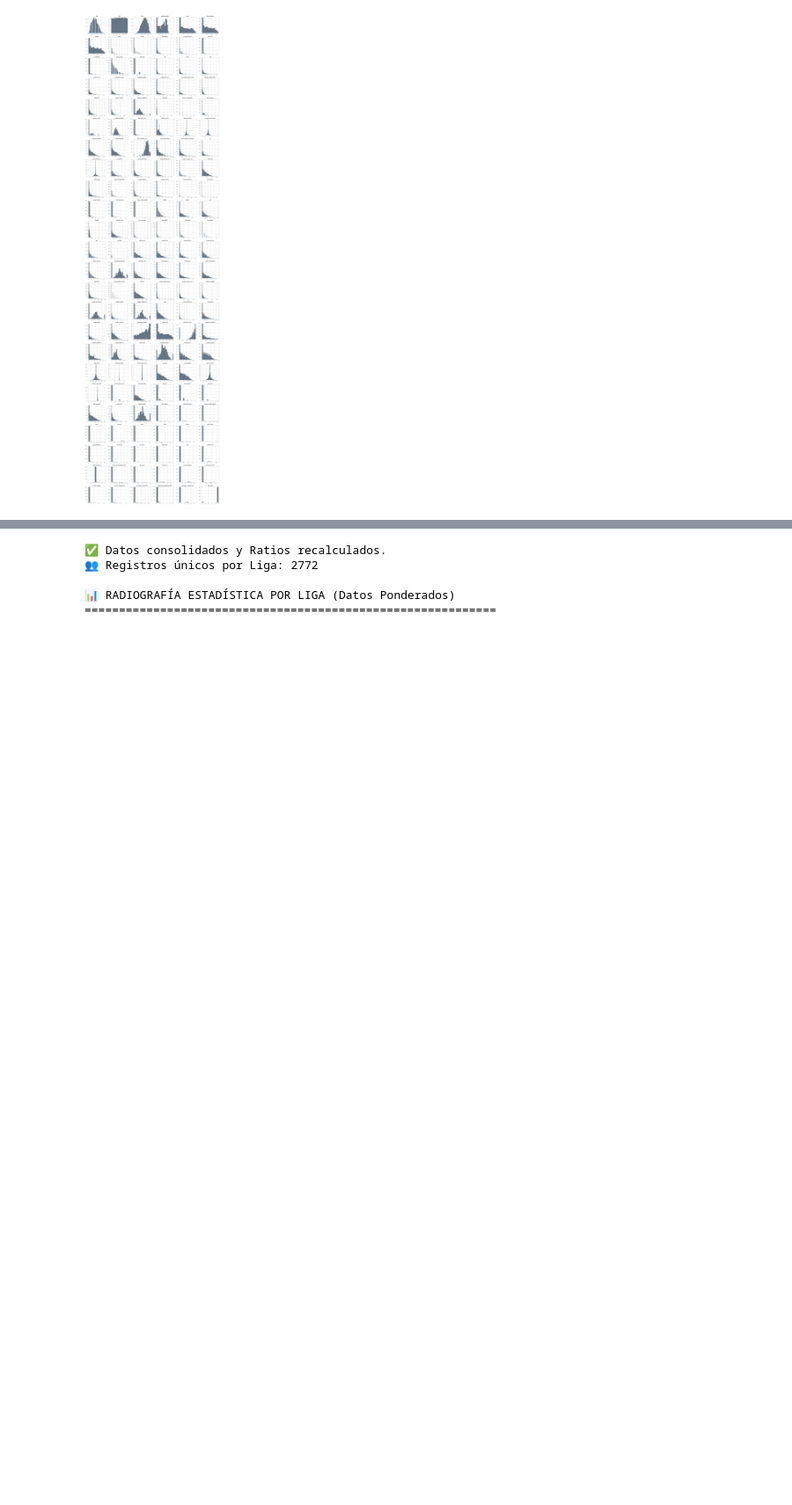
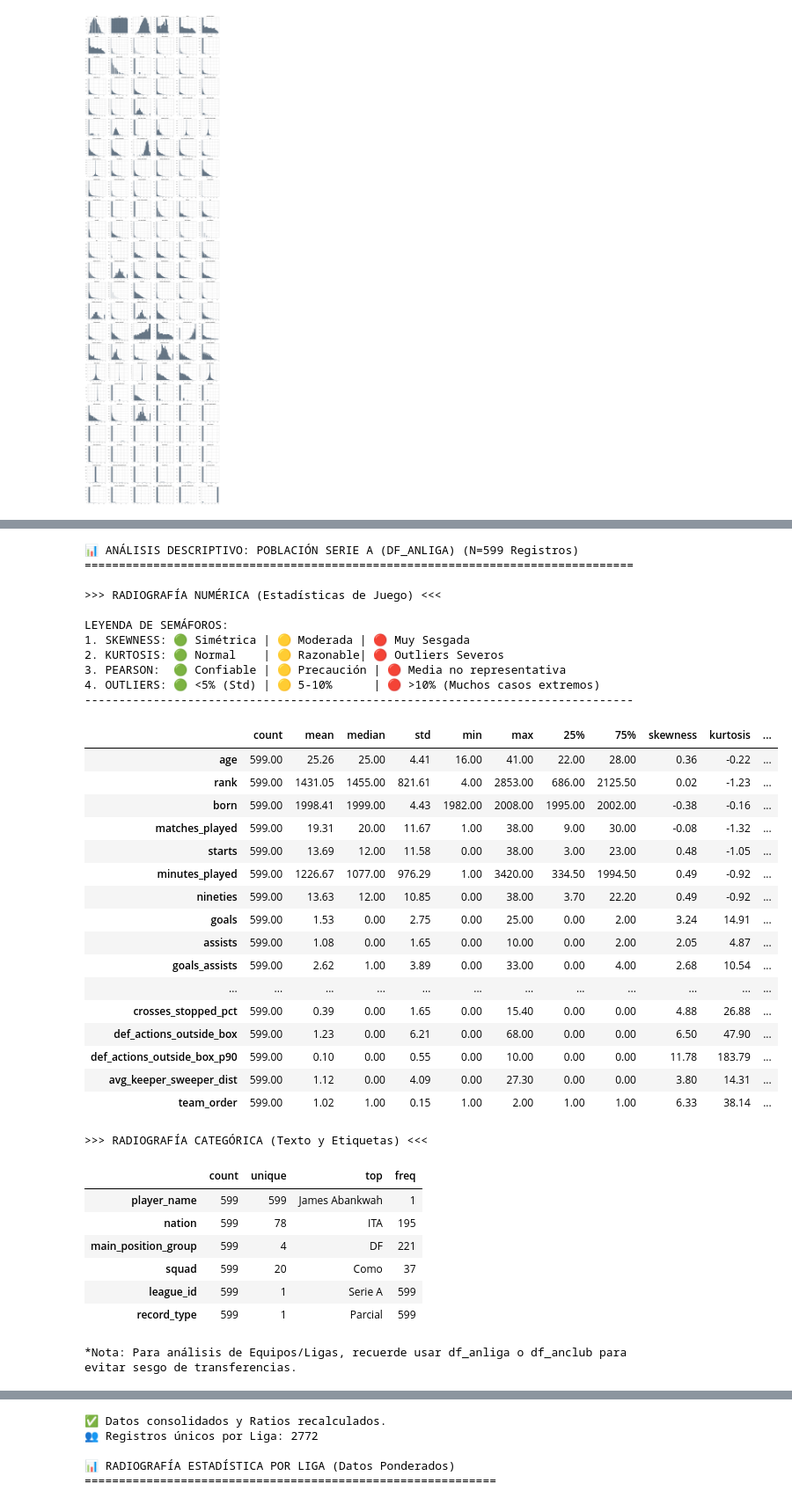
Before and after one commit to RDsanchez-git/Objetive_BallonDor, a Jupyter notebook: notebooks/01_eda_analysis.ipynb, the cells around one changed output, grey strips where cells are left out. Shown at 88% size. Drawn from its saved outputs; the diff is of its cells as text; code cells hidden in the pictures; blank space fills up the shorter version.

```diff
--- a/notebooks/01_eda_analysis.ipynb
+++ b/notebooks/01_eda_analysis.ipynb
@@ -1091,0 +1070,45 @@ Objetivo: Entender el terreno de juego por ligas antes de mirar a los equipos. V
+# %%
+# =========================================
+# ESTADÍSTICA DESCRIPTIVA POR LIGA: SERIE A
+# =========================================
+
+df_serie_a = df_anliga[df_anliga['league_id'] == 'Serie A']
+generar_radiografia_datos(df_serie_a, "Población Serie A (df_anliga)")
+# %% [output]
+📊 ANÁLISIS DESCRIPTIVO: POBLACIÓN SERIE A (DF_ANLIGA) (N=599 Registros)
+================================================================================
+
+>>> RADIOGRAFÍA NUMÉRICA (Estadísticas de Juego) <<<
+
+LEYENDA DE SEMÁFOROS:
+1. SKEWNESS: 🟢 Simétrica | 🟡 Moderada | 🔴 Muy Sesgada
+2. KURTOSIS: 🟢 Normal    | 🟡 Razonable| 🔴 Outliers Severos
+3. PEARSON:  🟢 Confiable | 🟡 Precaución | 🔴 Media no representativa
+4. OUTLIERS: 🟢 <5% (Std) | 🟡 5-10%      | 🔴 >10% (Muchos casos extremos)
+--------------------------------------------------------------------------------
+|  | count | mean | median | std | min | max | 25% | 75% | skewness | kurtosis | ... |
+| age | 599.00 | 25.26 | 25.00 | 4.41 | 16.00 | 41.00 | 22.00 | 28.00 | 0.36 | -0.22 | ... |
+| rank | 599.00 | 1431.05 | 1455.00 | 821.61 | 4.00 | 2853.00 | 686.00 | 2125.50 | 0.02 | -1.23 | ... |
+| born | 599.00 | 1998.41 | 1999.00 | 4.43 | 1982.00 | 2008.00 | 1995.00 | 2002.00 | -0.38 | -0.16 | ... |
+| matches_played | 599.00 | 19.31 | 20.00 | 11.67 | 1.00 | 38.00 | 9.00 | 30.00 | -0.08 | -1.32 | ... |
+| starts | 599.00 | 13.69 | 12.00 | 11.58 | 0.00 | 38.00 | 3.00 | 23.00 | 0.48 | -1.05 | ... |
+| minutes_played | 599.00 | 1226.67 | 1077.00 | 976.29 | 1.00 | 3420.00 | 334.50 | 1994.50 | 0.49 | -0.92 | ... |
+| nineties | 599.00 | 13.63 | 12.00 | 10.85 | 0.00 | 38.00 | 3.70 | 22.20 | 0.49 | -0.92 | ... |
+| goals | 599.00 | 1.53 | 0.00 | 2.75 | 0.00 | 25.00 | 0.00 | 2.00 | 3.24 | 14.91 | ... |
+| assists | 599.00 | 1.08 | 0.00 | 1.65 | 0.00 | 10.00 | 0.00 | 2.00 | 2.05 | 4.87 | ... |
+| goals_assists | 599.00 | 2.62 | 1.00 | 3.89 | 0.00 | 33.00 | 0.00 | 4.00 | 2.68 | 10.54 | ... |
+| ... | ... | ... | ... | ... | ... | ... | ... | ... | ... | ... | ... |
+| crosses_stopped_pct | 599.00 | 0.39 | 0.00 | 1.65 | 0.00 | 15.40 | 0.00 | 0.00 | 4.88 | 26.88 | ... |
+| def_actions_outside_box | 599.00 | 1.23 | 0.00 | 6.21 | 0.00 | 68.00 | 0.00 | 0.00 | 6.50 | 47.90 | ... |
+| def_actions_outside_box_p90 | 599.00 | 0.10 | 0.00 | 0.55 | 0.00 | 10.00 | 0.00 | 0.00 | 11.78 | 183.79 | ... |
+| avg_keeper_sweeper_dist | 599.00 | 1.12 | 0.00 | 4.09 | 0.00 | 27.30 | 0.00 | 0.00 | 3.80 | 14.31 | ... |
+| team_order | 599.00 | 1.02 | 1.00 | 0.15 | 1.00 | 2.00 | 1.00 | 1.00 | 6.33 | 38.14 | ... |
+>>> RADIOGRAFÍA CATEGÓRICA (Texto y Etiquetas) <<<
+|  | count | unique | top | freq |
+| player_name | 599 | 599 | James Abankwah | 1 |
+| nation | 599 | 78 | ITA | 195 |
+| main_position_group | 599 | 4 | DF | 221 |
+| squad | 599 | 20 | Como | 37 |
+| league_id | 599 | 1 | Serie A | 599 |
+| record_type | 599 | 1 | Parcial | 599 |
+*Nota: Para análisis de Equipos/Ligas, recuerde usar df_anliga o df_anclub para evitar sesgo de transferencias.
```
Also changed, not shown: parts of 14 cells of this notebook.
